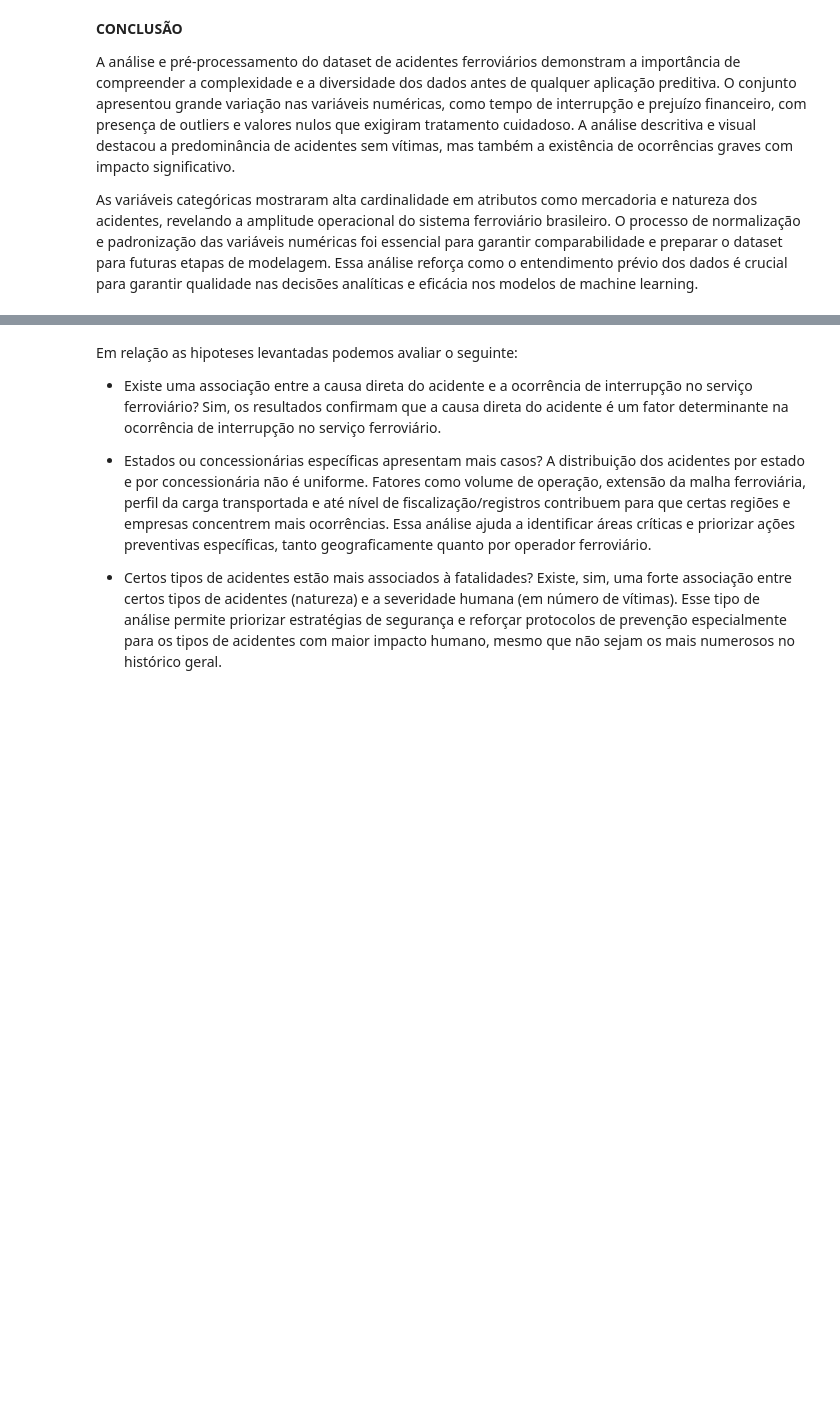
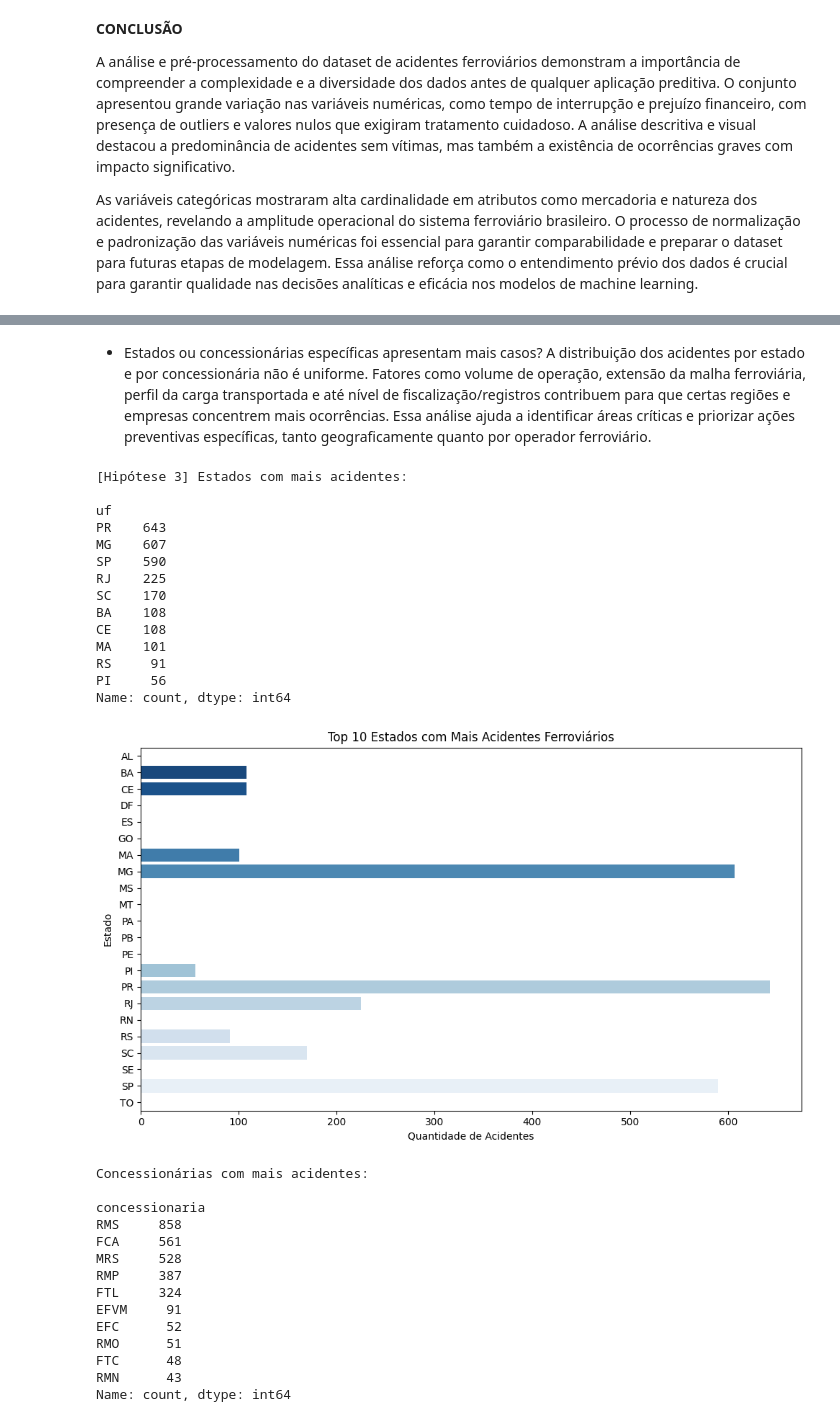
Before and after one commit to fabarroso/MVP1, a Jupyter notebook: MVP1.ipynb, the cells around one changed output, grey strips where cells are left out. Drawn from its saved outputs; the diff is of its cells as text; code cells hidden in the pictures; blank space fills up the shorter version.

```diff
--- a/MVP1.ipynb
+++ b/MVP1.ipynb
@@ -715,14 +779,61 @@ As variáveis categóricas mostraram alta cardinalidade em atributos como mercad
 # %% [markdown]
-Em relação as hipoteses levantadas podemos avaliar o seguinte:
-
-*   Existe uma associação entre a causa direta do acidente e a ocorrência de
-interrupção no serviço ferroviário?
-Sim, os resultados confirmam que a causa direta do acidente é um fator determinante na ocorrência de interrupção no serviço ferroviário.
-
-
 *   Estados ou concessionárias específicas apresentam mais casos?
 A distribuição dos acidentes por estado e por concessionária não é uniforme. Fatores como volume de operação, extensão da malha ferroviária, perfil da carga transportada e até nível de fiscalização/registros contribuem para que certas regiões e empresas concentrem mais ocorrências. Essa análise ajuda a identificar áreas críticas e priorizar ações preventivas específicas, tanto geograficamente quanto por operador ferroviário.
-
-
-*   Certos tipos de acidentes estão mais associados à fatalidades?
-Existe, sim, uma forte associação entre certos tipos de acidentes (natureza) e a severidade humana (em número de vítimas). Esse tipo de análise permite priorizar estratégias de segurança e reforçar protocolos de prevenção especialmente para os tipos de acidentes com maior impacto humano, mesmo que não sejam os mais numerosos no histórico geral.
+# %%
+# Estados com mais acidentes
+print("\n[Hipótese 3] Estados com mais acidentes:\n")
+top_estados = df['uf'].value_counts().sort_values(ascending=False).head(10)
+print(top_estados)
+
+# Gráfico dos estados em ordem decrescente
+plt.figure(figsize=(10,6))
+sns.barplot(x=top_estados.values, y=top_estados.index, palette='Blues_r')
+plt.title('Top 10 Estados com Mais Acidentes Ferroviários')
+plt.xlabel('Quantidade de Acidentes')
+plt.ylabel('Estado')
+plt.tight_layout()
+plt.show()
+
+# Concessionarias com mais acidentes
+print("\nConcessionárias com mais acidentes:\n")
+top_concess = df['concessionaria'].value_counts().sort_values(ascending=False).head(10)
+print(top_concess)
+
+# Gráfico das concessionárias em ordem decrescente
+plt.figure(figsize=(10,6))
+sns.barplot(x=top_concess.values, y=top_concess.index, palette='Greens_r')
+plt.title('Top 10 Concessionárias com Mais Acidentes Ferroviários')
+plt.xlabel('Quantidade de Acidentes')
+plt.ylabel('Concessionária')
+plt.tight_layout()
+plt.show()
+# %% [output]
+[Hipótese 3] Estados com mais acidentes:
+
+uf
+PR    643
+MG    607
+SP    590
+RJ    225
+SC    170
+BA    108
+CE    108
+MA    101
+RS     91
+PI     56
+Name: count, dtype: int64
+[figure, added]
+Concessionárias com mais acidentes:
+
+concessionaria
+RMS     858
+FCA     561
+MRS     528
+RMP     387
+FTL     324
+EFVM     91
+EFC      52
+RMO      51
+FTC      48
+RMN      43
+Name: count, dtype: int64
```
Also changed, not shown: parts of 6 cells of this notebook.
